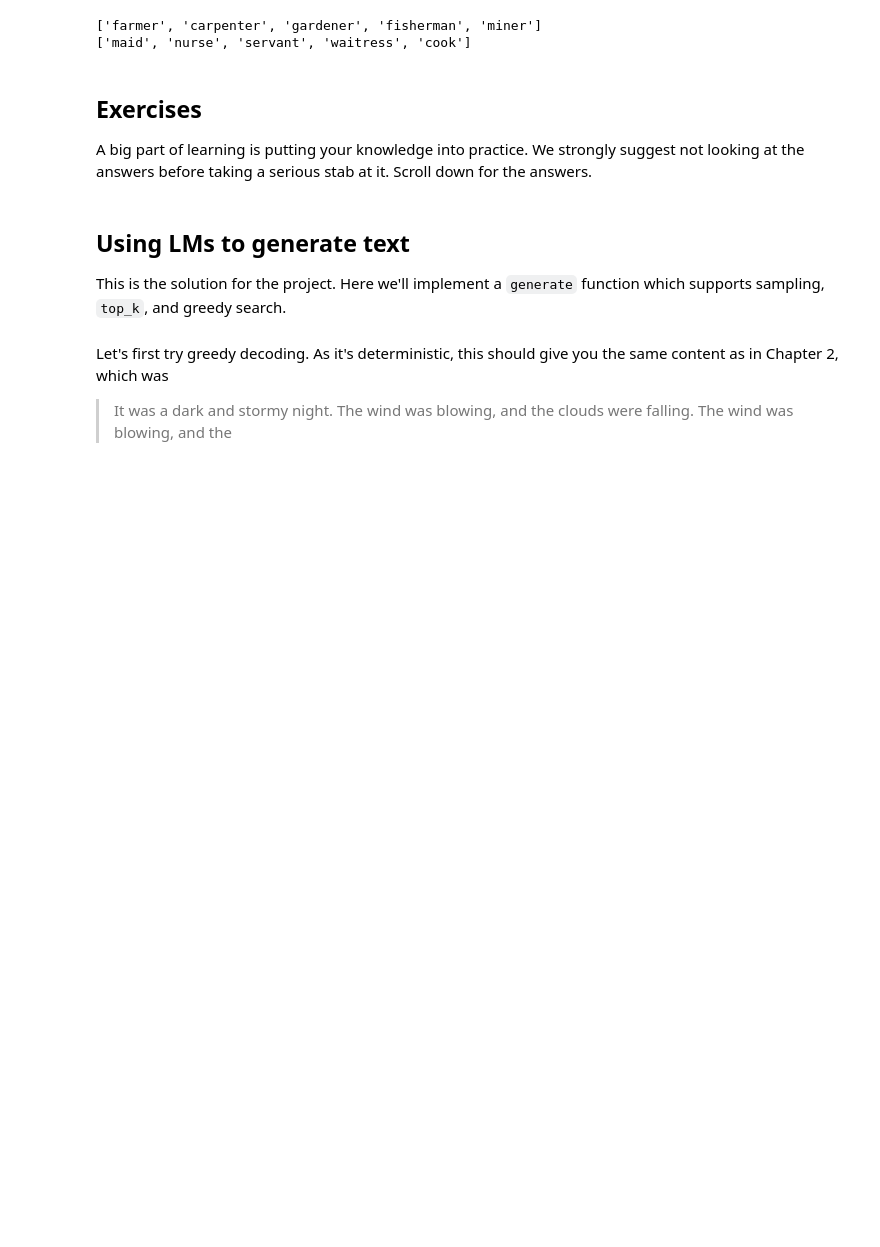
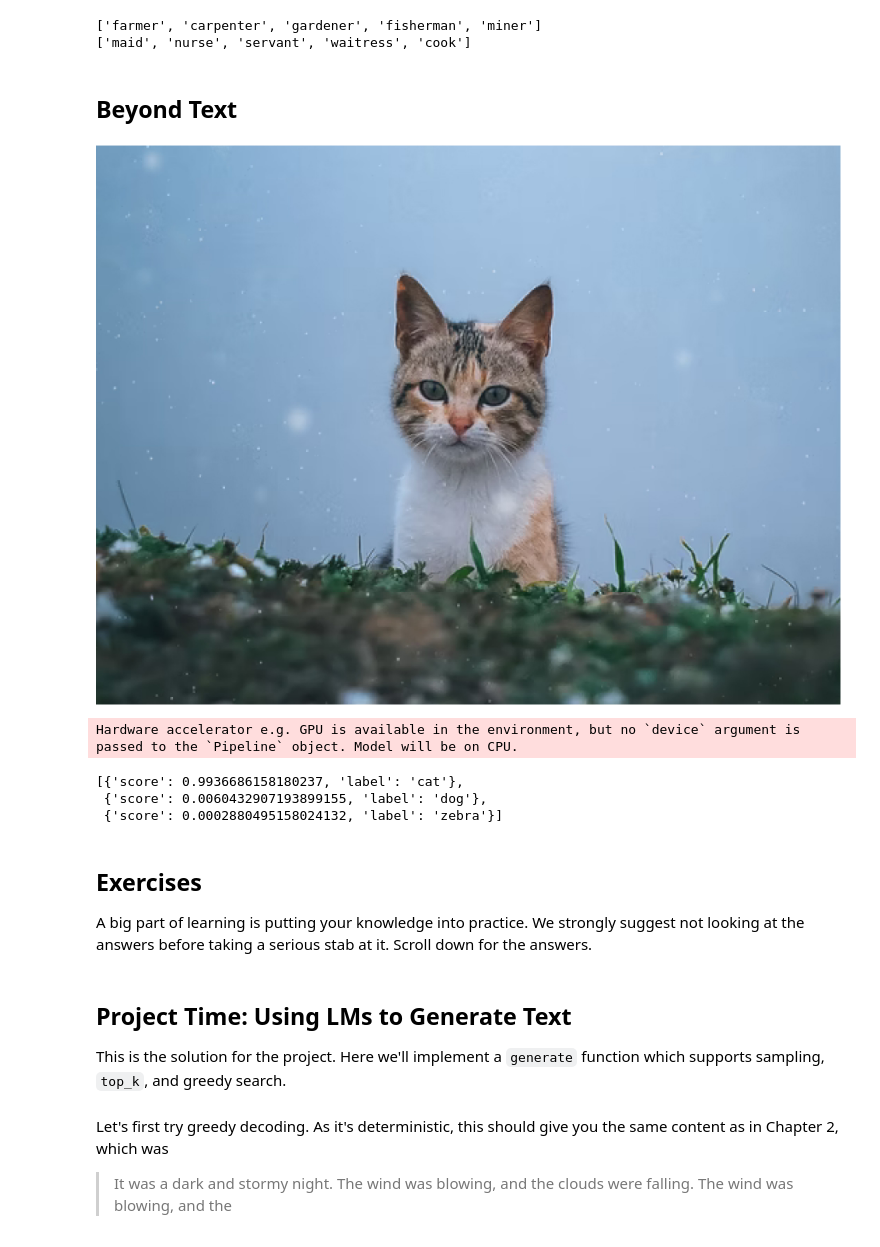
Before and after one commit to zhl8223/genaibook, a Jupyter notebook: 02_transformers.ipynb, the cells around one changed output. Saved outputs shown, nothing was run; the diff lists cells and outputs as text; code cells hidden in the pictures; blank space fills up the shorter version.

```diff
--- a/02_transformers.ipynb
+++ b/02_transformers.ipynb
@@ -460,12 +470,37 @@ print([r["token_str"] for r in result])
 # %% [output]
 ['farmer', 'carpenter', 'gardener', 'fisherman', 'miner']
 ['maid', 'nurse', 'servant', 'waitress', 'cook']
+# %% [markdown]
+## Beyond Text
+# %%
+import requests
+from PIL import Image
+
+from genaibook.core import SampleURL
+
+# Download an image and load it with the PIL library
+url = SampleURL.CatExample
+image = Image.open(requests.get(url, stream=True).raw)
+image
+# %% [output]
+[figure, added]
+# %%
+pipe = pipeline(
+    "zero-shot-image-classification", model="openai/clip-vit-base-patch32"
+)
+labels = ["cat", "dog", "zebra"]
+pipe(image, candidate_labels=labels)
+# %% [output]
+Hardware accelerator e.g. GPU is available in the environment, but no `device` argument is passed to the `Pipeline` object. Model will be on CPU.
+[{'score': 0.9936686158180237, 'label': 'cat'},
+ {'score': 0.0060432907193899155, 'label': 'dog'},
+ {'score': 0.0002880495158024132, 'label': 'zebra'}]
 # %% [markdown]
 ## Exercises
 
 A big part of learning is putting your knowledge into practice. We strongly suggest not looking at the answers before taking a serious stab at it. Scroll down for the answers.
 # %% [markdown]
-## Using LMs to generate text
+## Project Time: Using LMs to Generate Text
 
 This is the solution for the project. Here we'll implement a `generate` function which supports sampling, `top_k`, and greedy search.
 # %%
```
Also changed, not shown: parts of 37 cells of this notebook, 1 other file.
